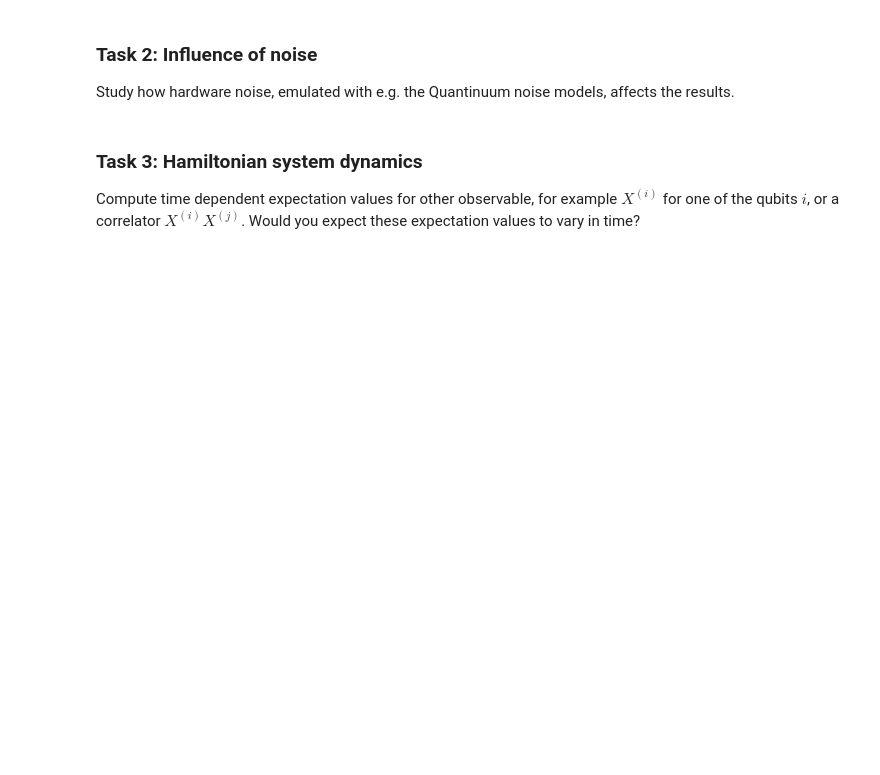
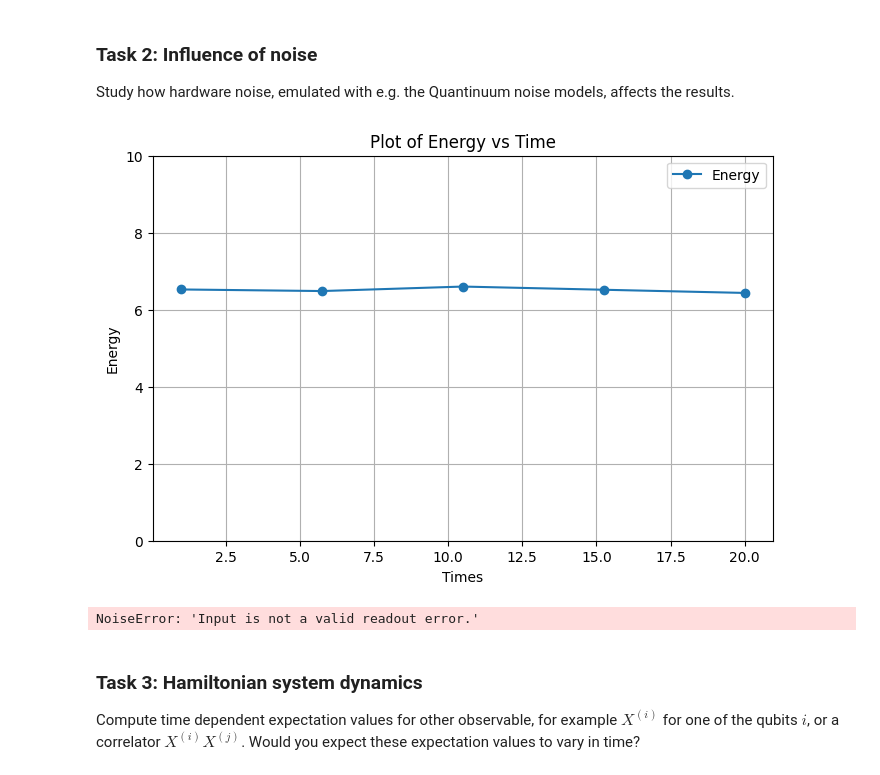
Before and after one commit to SiruLee/2025-Quantinuum, a Jupyter notebook: notebooks/hamiltonian_simulation.ipynb, the cells around one changed output. Cells and saved outputs as stored; diff of their text form; code cells hidden in the pictures; blank space fills up the shorter version.

```diff
--- a/notebooks/hamiltonian_simulation.ipynb
+++ b/notebooks/hamiltonian_simulation.ipynb
@@ -554,6 +659,51 @@ trotter_step_size = 3
 ### Task 2: Influence of noise
 
 Study how hardware noise, emulated with e.g. the Quantinuum noise models, affects the results.
+# %%
+from qiskit_aer.noise import NoiseModel
+from qiskit_aer.noise.errors import depolarizing_error
+
+noise_model = NoiseModel()
+noise_model.add_readout_error([[0.9, 0.1],[0.1, 0.9]], [0])
+
+noisy_readout_backend = AerBackend(noise_model)
+# %%
+import matplotlib.pyplot as plt
+energy, two_q_gates, two_q_gates2 = zip(*[time_evolution(noisy_readout_backend, t, n_qubits) for t in times])
+
+# Plot
+plt.figure(figsize=(8, 5))
+plt.plot(times, energy, marker='o', linestyle='-', label='Energy')
+plt.xlabel('Times')
+plt.ylabel('Energy')
+plt.title('Plot of Energy vs Time')
+plt.legend()
+plt.grid(True)
+plt.ylim(0, 10)
+plt.show()
+# %% [output]
+[figure, added]
+# %%
+from qiskit_aer.noise import NoiseModel, amplitude_damping_error
+
+# Define the Noise model.
+noise_model = NoiseModel()
+noisy_cz_backend = AerBackend(noise_model)
+
+energy, two_q_gates, two_q_gates2 = zip(*[time_evolution(noisy_cz_backend, t, n_qubits) for t in times])
+
+# Plot
+plt.figure(figsize=(8, 5))
+plt.plot(times, energy, marker='o', linestyle='-', label='Energy')
+plt.xlabel('Times')
+plt.ylabel('Energy')
+plt.title('Plot of Energy vs Time')
+plt.legend()
+plt.grid(True)
+plt.ylim(0, 10)
+plt.show()
+# %% [output]
+NoiseError: 'Input is not a valid readout error.'
 # %% [markdown]
 ### Task 3: Hamiltonian system dynamics
 
```
Also changed, not shown: parts of 20 cells of this notebook.
